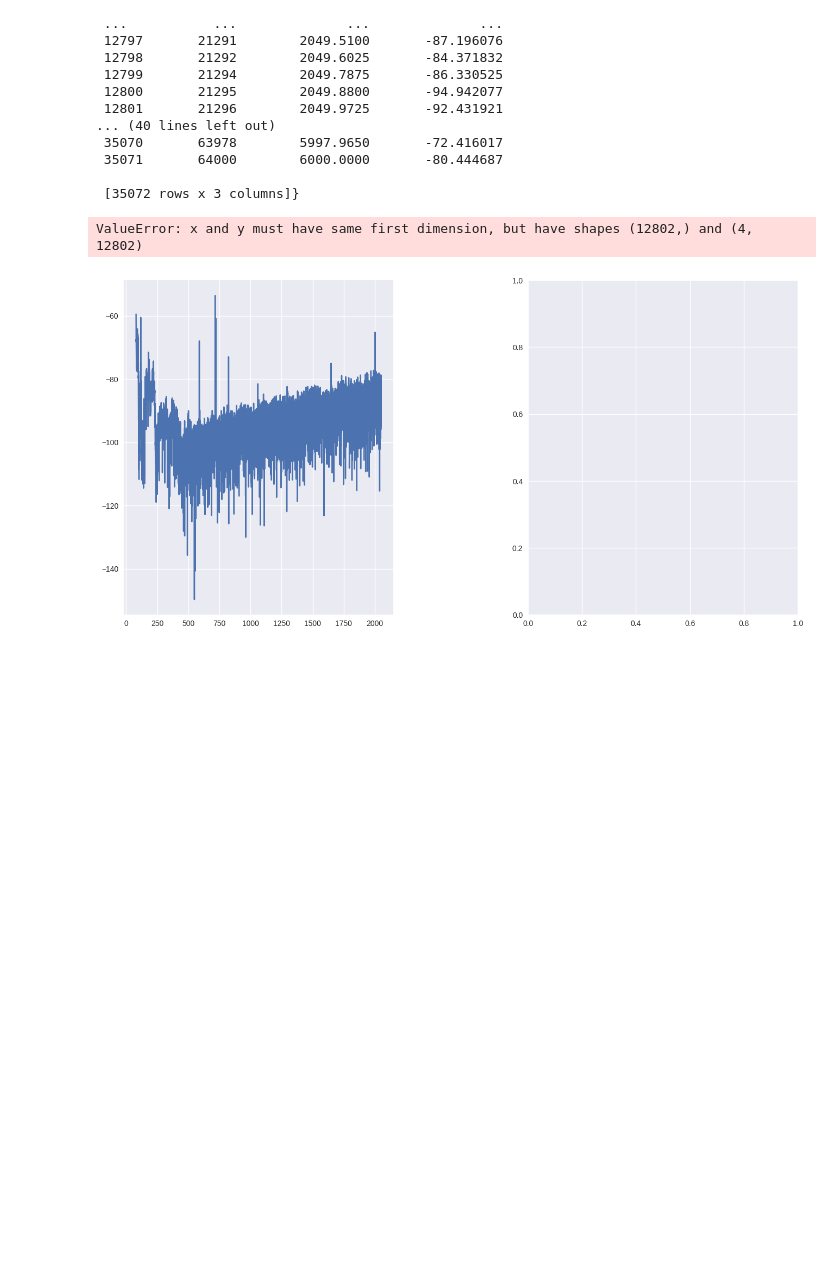
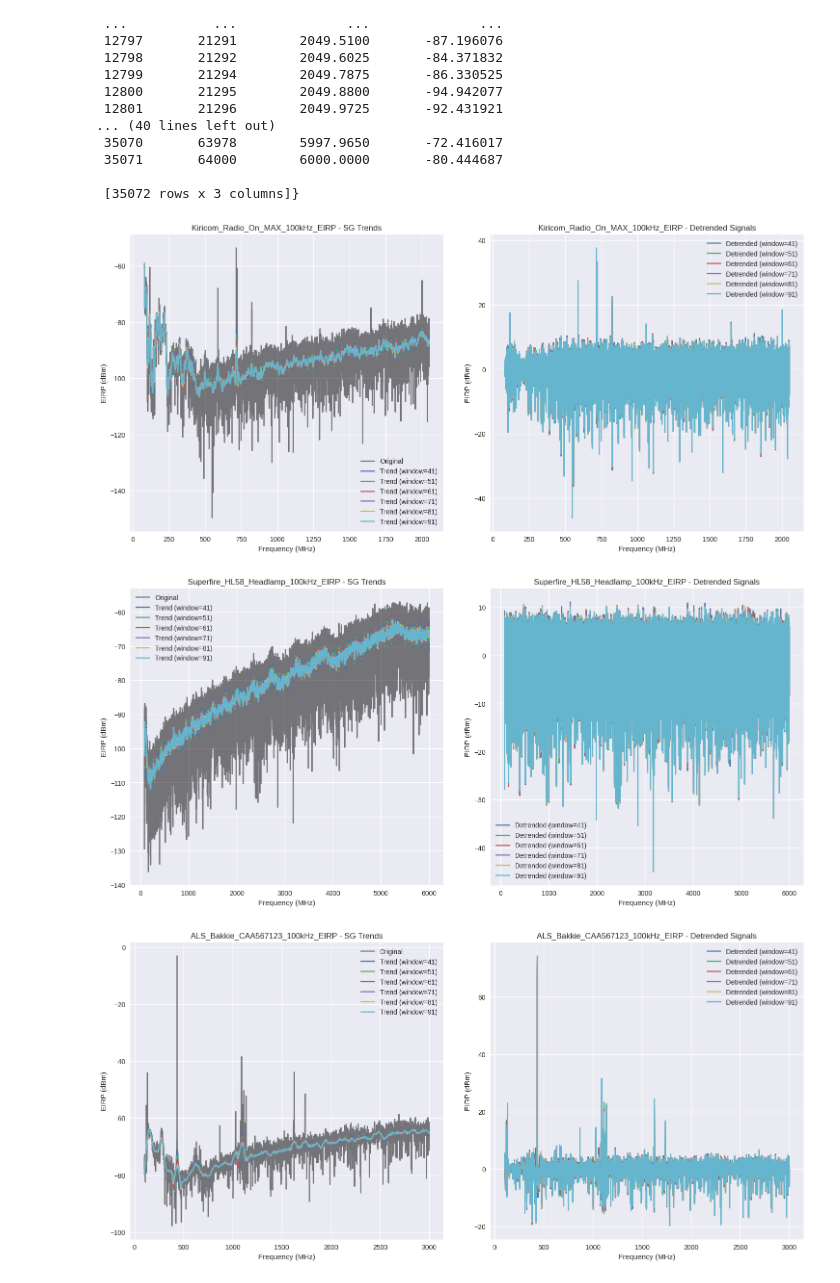
Before and after one commit to Garces01/My_MSc-Codes, a Jupyter notebook: Reas_Multiplefiles.ipynb, the cells around one changed output. Drawn from its saved outputs; the diff is of its cells as text; code cells hidden in the pictures; blank space fills up the shorter version.

```diff
--- a/Reas_Multiplefiles.ipynb
+++ b/Reas_Multiplefiles.ipynb
@@ -371,19 +431,17 @@ Diferente note book for each step.
 # %% [markdown]
 # Define the best window legth for Savitzky-Golay filter.
 # %%
-def window_length(frequency, signal):
+def window_size(signal, windows):
     """
     Analyze different window lengths to use Savitzky-Golay filters.
 
     Parameters:
-        frequency (array): Frequency values
         signal (array): Signal values to analyze
 
     Returns:
         tuple: (trends, detrended_signals) containing all filtered results
     """
     # Configuration
-    windows = [21, 31, 41, 51]
     polyorder = 3
 
     # Calculate trends and detrended signals
@@ -419,18 +477,35 @@ dataframe_clean
 
  [35072 rows x 3 columns]}
 # %%
+window_sizes = list(range(41,101,10))
+
 for instrument_name, df in dataframe_clean.items():
 
-    trend_sg, detrend_signal_sg = window_length(df['Frequency (MHz)'], df['Clean_EIRP(dBm)'])
+    # Get the 2D arrays: one row per window size
+    trend_sg, detrend_signal_sg = window_size(df['Clean_EIRP(dBm)'], windows=window_sizes)
 
     plt.style.use('seaborn')
-    fig, axs = plt.subplots(1,2, figsize=(16,8))
-    fig.subplots_adjust(wspace=0.5)
+    fig, axs = plt.subplots(1, 2, figsize=(18, 8))
+    fig.subplots_adjust(wspace=0.15)
 
-    axs[0].plot(df['Frequency (MHz)'], df['Clean_EIRP(dBm)'])
-    axs[0].plot(df['Frequency (MHz)'], trend_sg)
+    # Original signal
+    axs[0].plot(df['Frequency (MHz)'], df['Clean_EIRP(dBm)'], color='black', alpha=0.5, label='Original')
 
-    axs[1].plot(df['Frequency (MHz)'],detrend_signal_sg)
+    # Plot trends and detrended signals for each window size
+    for i, w in enumerate(window_sizes):
+        axs[0].plot(df['Frequency (MHz)'], trend_sg[i], label=f'Trend (window={w})')
+        axs[1].plot(df['Frequency (MHz)'], detrend_signal_sg[i], label=f'Detrended (window={w})')
+
+    axs[0].set_title(f"{instrument_name} - SG Trends")
+    axs[1].set_title(f"{instrument_name} - Detrended Signals")
+    axs[0].legend()
+    axs[1].legend()
+    axs[0].set_xlabel("Frequency (MHz)")
+    axs[0].set_ylabel("EIRP (dBm)")
+    axs[1].set_xlabel("Frequency (MHz)")
+    axs[1].set_ylabel("EIRP (dBm)")
+    plt.show()
 # %% [output]
-ValueError: x and y must have same first dimension, but have shapes (12802,) and (4, 12802)
-[figure, old version]
+[figure, new version]
+[figure, added]
+[figure, added]
```
Also changed, not shown: parts of 13 cells of this notebook, 3 other files.
